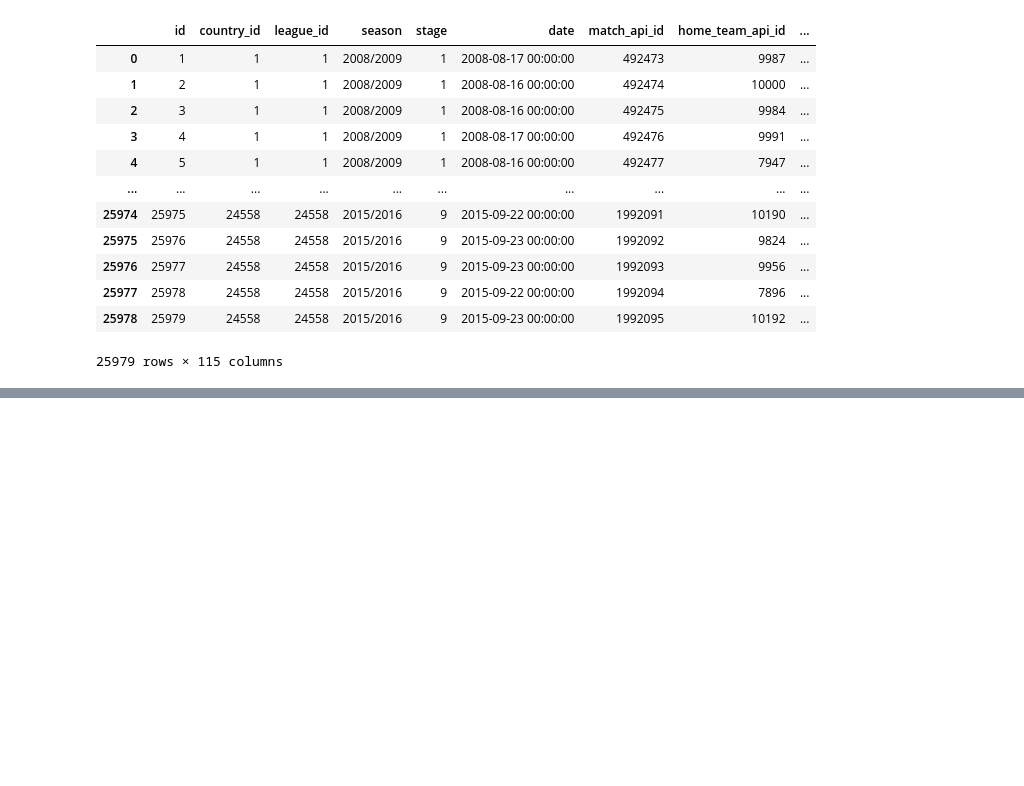
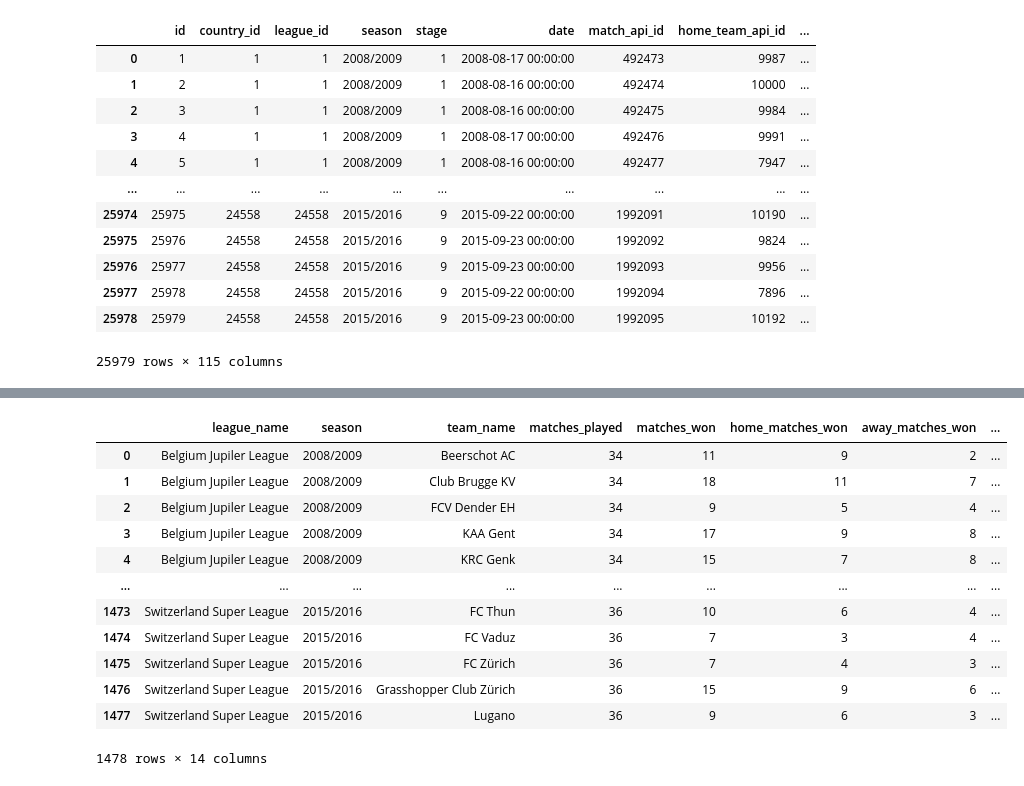
Before and after one commit to chiranjivsethi/Europian_Soccer_Analysis, a Jupyter notebook: analysis.ipynb, the cells around one changed output, grey strips where cells are left out. Cells and saved outputs as stored; diff of their text form; code cells hidden in the pictures; blank space fills up the shorter version.

```diff
--- a/analysis.ipynb
+++ b/analysis.ipynb
@@ -259,0 +187,79 @@ table
+# %%
+sql = """
+        SELECT
+                l.name AS league_name,
+                m.season,
+                t.team_long_name AS team_name,
+                COUNT(*) AS matches_played,
+                SUM(CASE
+                        WHEN t.team_api_id = m.home_team_api_id AND m.home_team_goal > m.away_team_goal THEN 1
+                        WHEN t.team_api_id = m.away_team_api_id AND m.away_team_goal > m.home_team_goal THEN 1
+                        ELSE 0
+                END) AS matches_won,
+                SUM(CASE
+                        when t.team_api_id = m.home_team_api_id AND m.home_team_goal > m.away_team_goal THEN 1
+                        ELSE 0
+                END) AS home_matches_won,
+                SUM(CASE
+                        when t.team_api_id = m.away_team_api_id AND m.away_team_goal > m.home_team_goal THEN 1
+                        ELSE 0
+                END) AS away_matches_won,
+                SUM(CASE
+                        WHEN t.team_api_id = m.home_team_api_id AND m.home_team_goal < m.away_team_goal THEN 1
+                        WHEN t.team_api_id = m.away_team_api_id AND m.away_team_goal < m.home_team_goal THEN 1
+                        ELSE 0
+                END) AS matches_lost,
+                SUM(CASE
+                        when t.team_api_id = m.home_team_api_id AND m.home_team_goal < m.away_team_goal THEN 1
+                        ELSE 0
+                END) AS home_matches_lost,
+                SUM(CASE
+                        when t.team_api_id = m.away_team_api_id AND m.away_team_goal < m.home_team_goal THEN 1
+                        ELSE 0
+                END) AS away_matches_lost,
+                SUM(CASE
+                        WHEN t.team_api_id = m.home_team_api_id AND m.home_team_goal = m.away_team_goal THEN 1
+                        WHEN t.team_api_id = m.away_team_api_id AND m.away_team_goal = m.home_team_goal THEN 1
+                        ELSE 0
+                END) AS matches_drawn,
+                ROUND(SUM(CASE
+                        WHEN t.team_api_id = m.home_team_api_id AND m.home_team_goal > m.away_team_goal THEN 1
+                        WHEN t.team_api_id = m.away_team_api_id AND m.away_team_goal > m.home_team_goal THEN 1
+                        ELSE 0
+                END) * 100.0 / COUNT(*), 2) AS win_percentage,
+                SUM(CASE
+                        WHEN t.team_api_id = m.home_team_api_id THEN m.home_team_goal
+                        WHEN t.team_api_id = m.away_team_api_id THEN m.away_team_goal
+                        ELSE 0
+                END) AS goals_scored,
+                SUM(CASE
+                        WHEN t.team_api_id = m.home_team_api_id THEN m.away_team_goal
+                        WHEN t.team_api_id = m.away_team_api_id THEN m.home_team_goal
+                        ELSE 0
+                END) AS goals_conceded
+        FROM match AS m
+        INNER JOIN league AS l ON m.league_id = l.id
+        INNER JOIN team AS t ON m.home_team_api_id = t.team_api_id OR m.away_team_api_id = t.team_api_id
+        GROUP BY
+                league_name,
+                season,
+                team_name;
+        """
+
+table = pd.read_sql(sql, connection)
+
+table
+# %% [output]
+|  | league_name | season | team_name | matches_played | matches_won | home_matches_won | away_matches_won | ... |
+| 0 | Belgium Jupiler League | 2008/2009 | Beerschot AC | 34 | 11 | 9 | 2 | ... |
+| 1 | Belgium Jupiler League | 2008/2009 | Club Brugge KV | 34 | 18 | 11 | 7 | ... |
+| 2 | Belgium Jupiler League | 2008/2009 | FCV Dender EH | 34 | 9 | 5 | 4 | ... |
+| 3 | Belgium Jupiler League | 2008/2009 | KAA Gent | 34 | 17 | 9 | 8 | ... |
+| 4 | Belgium Jupiler League | 2008/2009 | KRC Genk | 34 | 15 | 7 | 8 | ... |
+| ... | ... | ... | ... | ... | ... | ... | ... | ... |
+| 1473 | Switzerland Super League | 2015/2016 | FC Thun | 36 | 10 | 6 | 4 | ... |
+| 1474 | Switzerland Super League | 2015/2016 | FC Vaduz | 36 | 7 | 3 | 4 | ... |
+| 1475 | Switzerland Super League | 2015/2016 | FC Zürich | 36 | 7 | 4 | 3 | ... |
+| 1476 | Switzerland Super League | 2015/2016 | Grasshopper Club Zürich | 36 | 15 | 9 | 6 | ... |
+| 1477 | Switzerland Super League | 2015/2016 | Lugano | 36 | 9 | 6 | 3 | ... |
+1478 rows × 14 columns
```
Also changed, not shown: parts of 2 cells of this notebook, 1 other file.
